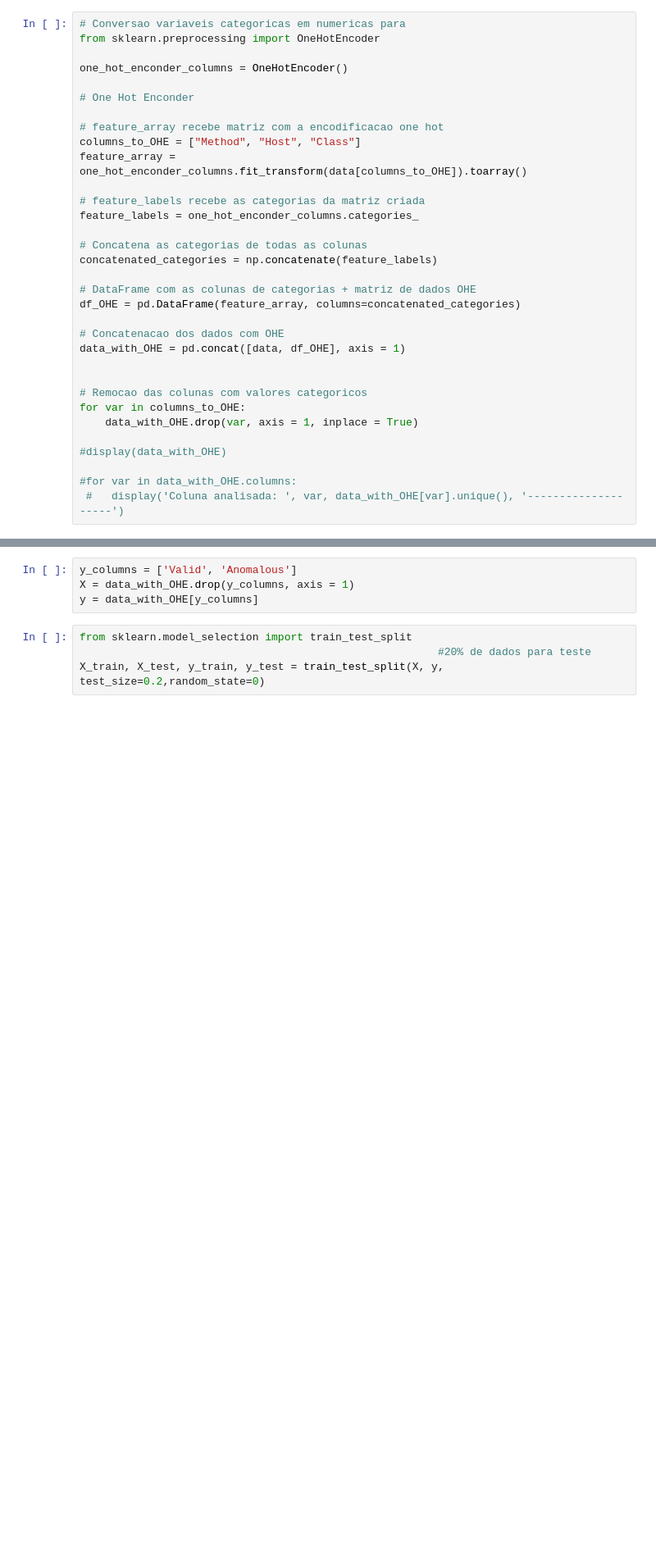
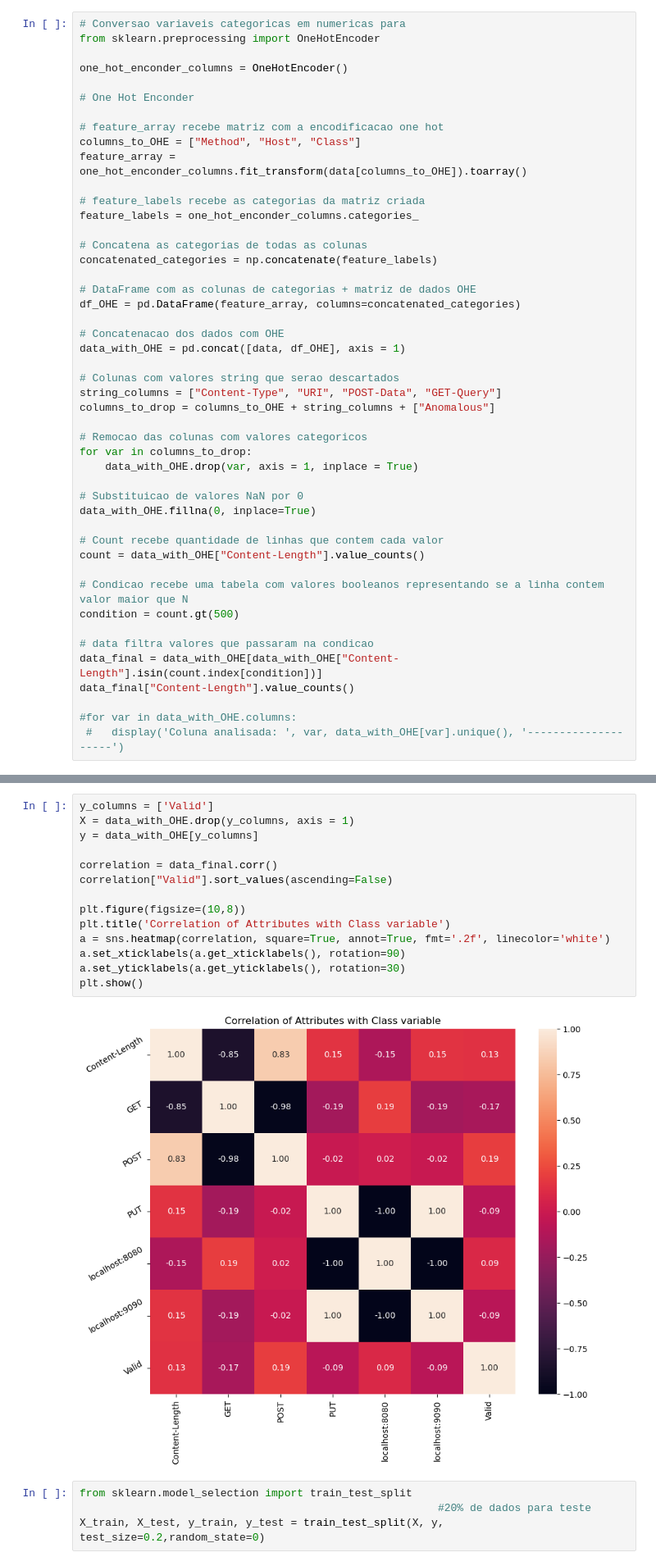
Before and after one commit to thpablo/Notebook_KNN_CSIC_Data, a Jupyter notebook: csic.ipynb, the cells around one changed output, grey strips where cells are left out. Shown: that part at 82% size. Drawn from its saved outputs; the diff is of its cells as text; blank space fills up the shorter version.

Commit message:
Retirada colunas com valores categoricos

```diff
--- a/csic.ipynb
+++ b/csic.ipynb
@@ -45,12 +44,26 @@ df_OHE = pd.DataFrame(feature_array, columns=concatenated_categories)
 # Concatenacao dos dados com OHE
 data_with_OHE = pd.concat([data, df_OHE], axis = 1)
 
+# Colunas com valores string que serao descartados
+string_columns = ["Content-Type", "URI", "POST-Data", "GET-Query"]
+columns_to_drop = columns_to_OHE + string_columns + ["Anomalous"]
 
 # Remocao das colunas com valores categoricos
-for var in columns_to_OHE:
+for var in columns_to_drop:
     data_with_OHE.drop(var, axis = 1, inplace = True)
 
-#display(data_with_OHE)
+# Substituicao de valores NaN por 0
+data_with_OHE.fillna(0, inplace=True)
+
+# Count recebe quantidade de linhas que contem cada valor
+count = data_with_OHE["Content-Length"].value_counts()
+
+# Condicao recebe uma tabela com valores booleanos representando se a linha contem valor maior que N
+condition = count.gt(500)
+
+# data filtra valores que passaram na condicao
+data_final = data_with_OHE[data_with_OHE["Content-Length"].isin(count.index[condition])]
+data_final["Content-Length"].value_counts()
 
 #for var in data_with_OHE.columns:
  #   display('Coluna analisada: ', var, data_with_OHE[var].unique(), '--------------------')
@@ -57,7 +79,19 @@ for var in columns_to_OHE:
 # %%
-y_columns = ['Valid', 'Anomalous']
+y_columns = ['Valid']
 X = data_with_OHE.drop(y_columns, axis = 1)
 y = data_with_OHE[y_columns]
+
+correlation = data_final.corr()
+correlation["Valid"].sort_values(ascending=False)
+
+plt.figure(figsize=(10,8))
+plt.title('Correlation of Attributes with Class variable')
+a = sns.heatmap(correlation, square=True, annot=True, fmt='.2f', linecolor='white')
+a.set_xticklabels(a.get_xticklabels(), rotation=90)
+a.set_yticklabels(a.get_yticklabels(), rotation=30)
+plt.show()
+# %% [output]
+[figure, added]
 # %%
 from sklearn.model_selection import train_test_split
                                                         #20% de dados para teste
```
Also changed, not shown: parts of 2 cells of this notebook.
